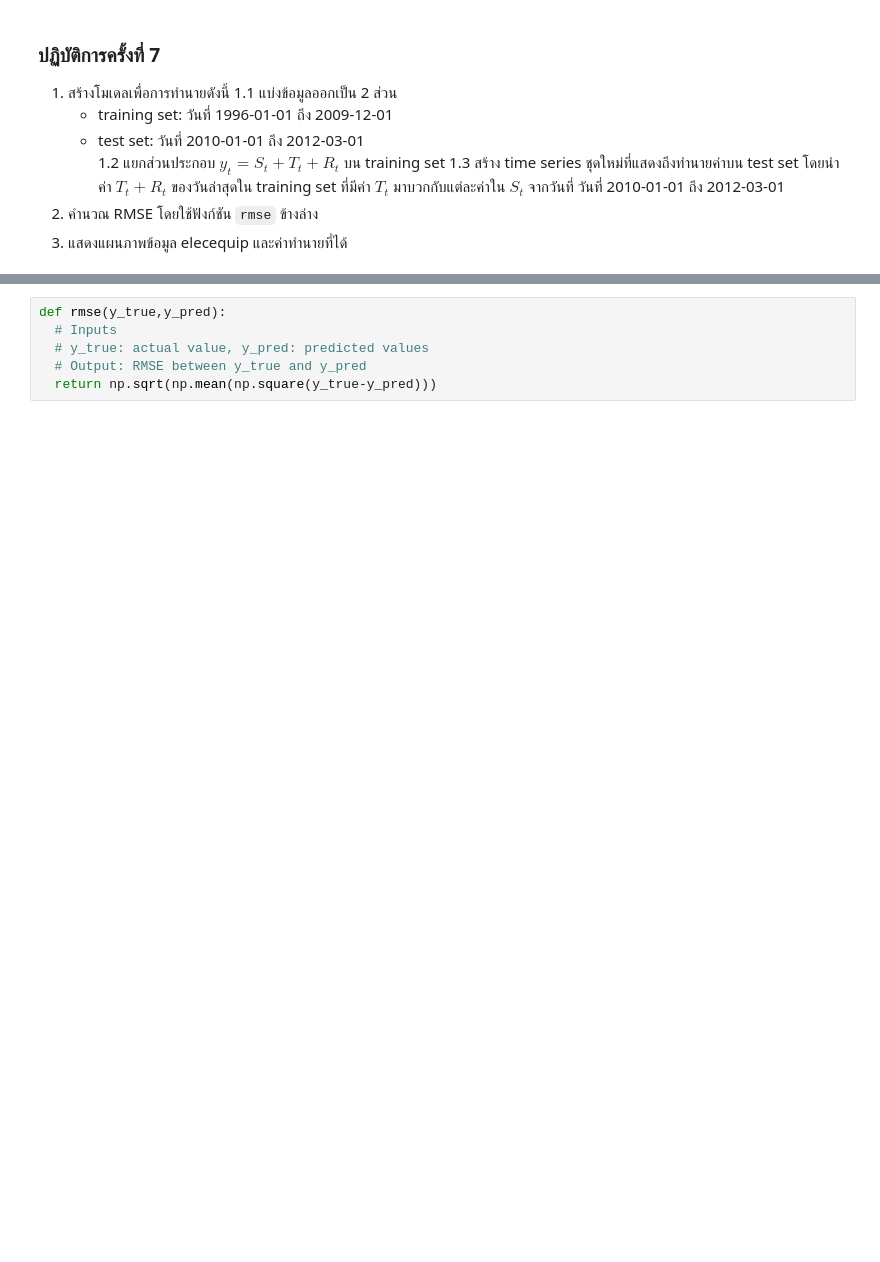
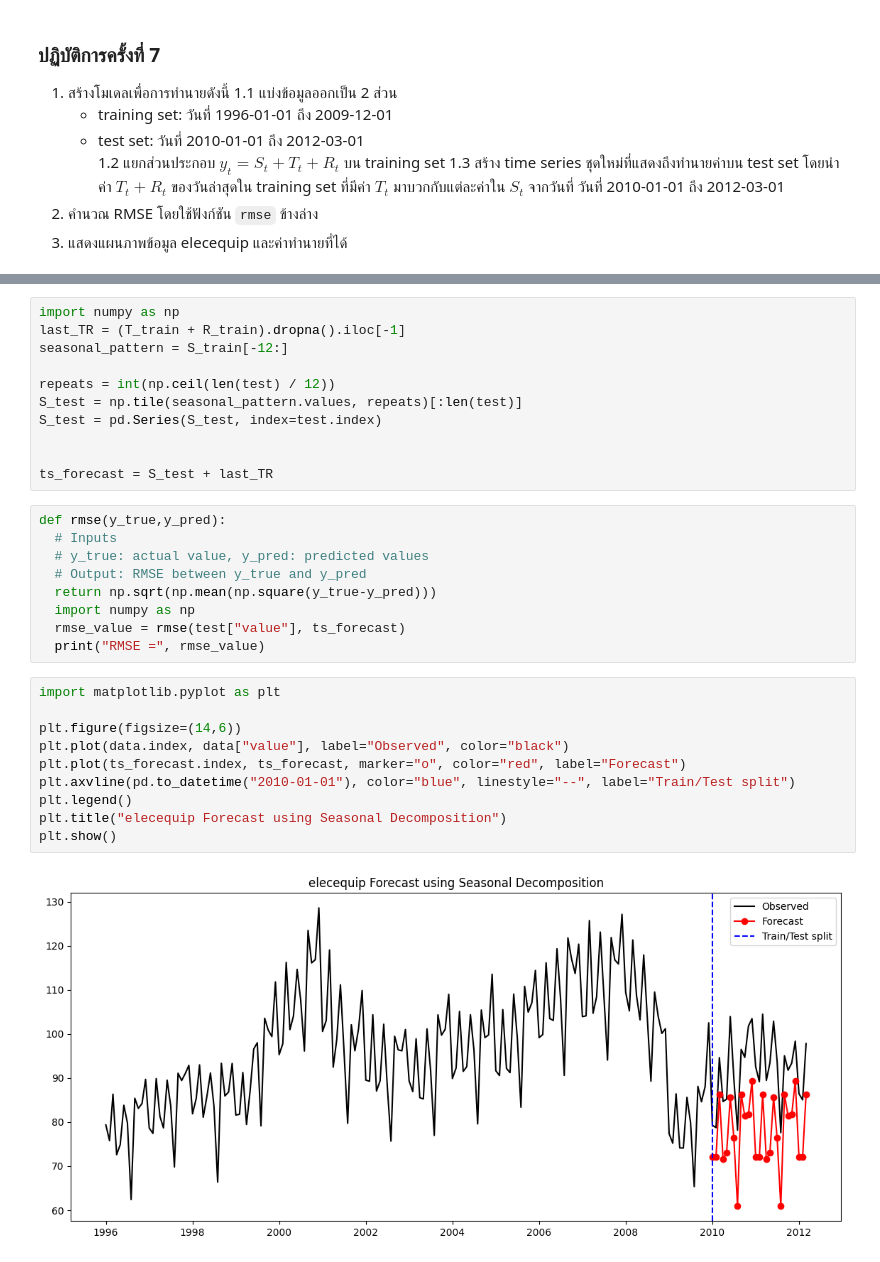
Before and after one commit to SarunDz-12/229351-StatisticalLearning-or-Statistical-Learning-Labs., a Jupyter notebook: 229351-LAB09.ipynb, the cells around one changed output, grey strips where cells are left out. Saved outputs shown, nothing was run; the diff lists cells and outputs as text; blank space fills up the shorter version.

```diff
--- a/229351-LAB09.ipynb
+++ b/229351-LAB09.ipynb
@@ -167,7 +245,33 @@ NameError: name 'result_add' is not defined
+# %%
+import numpy as np
+last_TR = (T_train + R_train).dropna().iloc[-1]
+seasonal_pattern = S_train[-12:]
+
+repeats = int(np.ceil(len(test) / 12))
+S_test = np.tile(seasonal_pattern.values, repeats)[:len(test)]
+S_test = pd.Series(S_test, index=test.index)
+
+
+ts_forecast = S_test + last_TR
 # %%
 def rmse(y_true,y_pred):
   # Inputs
   # y_true: actual value, y_pred: predicted values
   # Output: RMSE between y_true and y_pred
   return np.sqrt(np.mean(np.square(y_true-y_pred)))
+  import numpy as np
+  rmse_value = rmse(test["value"], ts_forecast)
+  print("RMSE =", rmse_value)
+# %%
+import matplotlib.pyplot as plt
+
+plt.figure(figsize=(14,6))
+plt.plot(data.index, data["value"], label="Observed", color="black")
+plt.plot(ts_forecast.index, ts_forecast, marker="o", color="red", label="Forecast")
+plt.axvline(pd.to_datetime("2010-01-01"), color="blue", linestyle="--", label="Train/Test split")
+plt.legend()
+plt.title("elecequip Forecast using Seasonal Decomposition")
+plt.show()
+# %% [output]
+[figure, added]
 # %%
```
Also changed, not shown: parts of 12 cells of this notebook.
